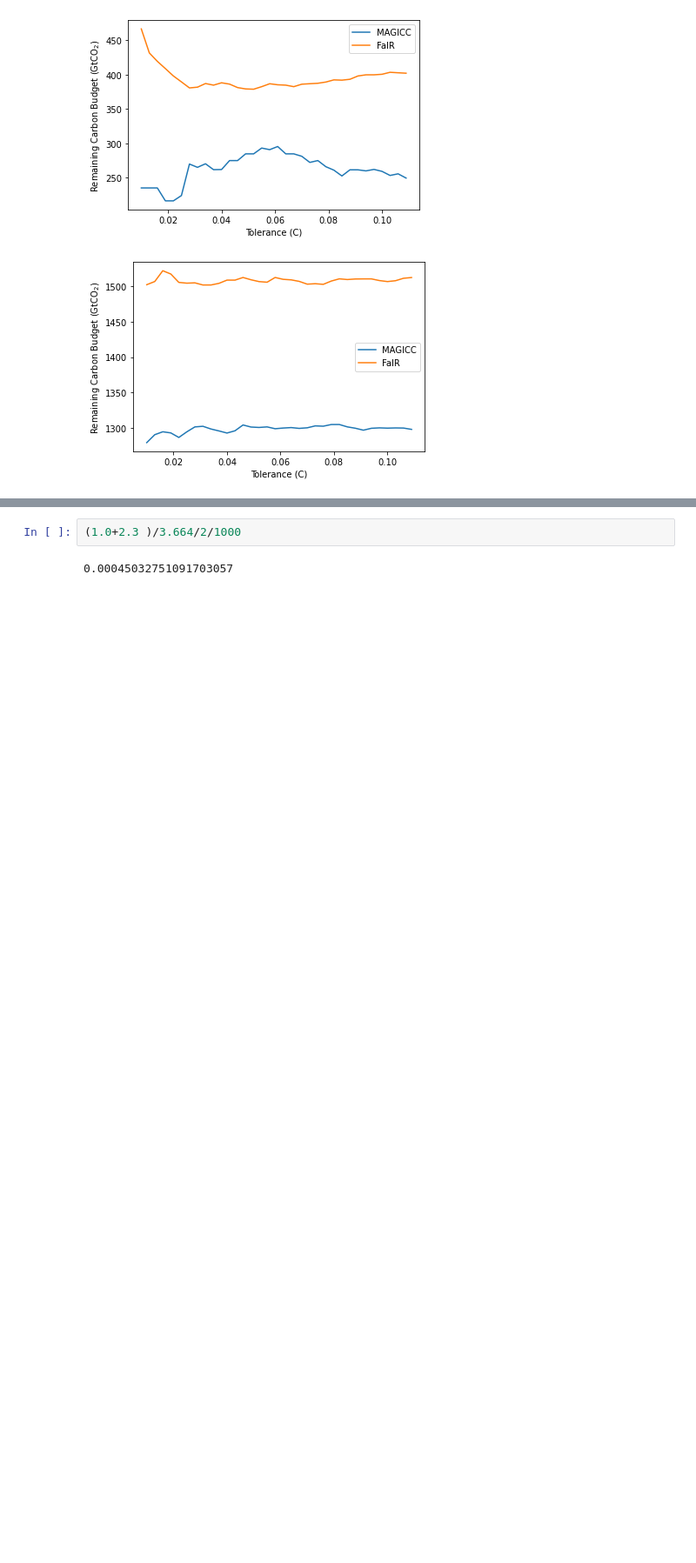
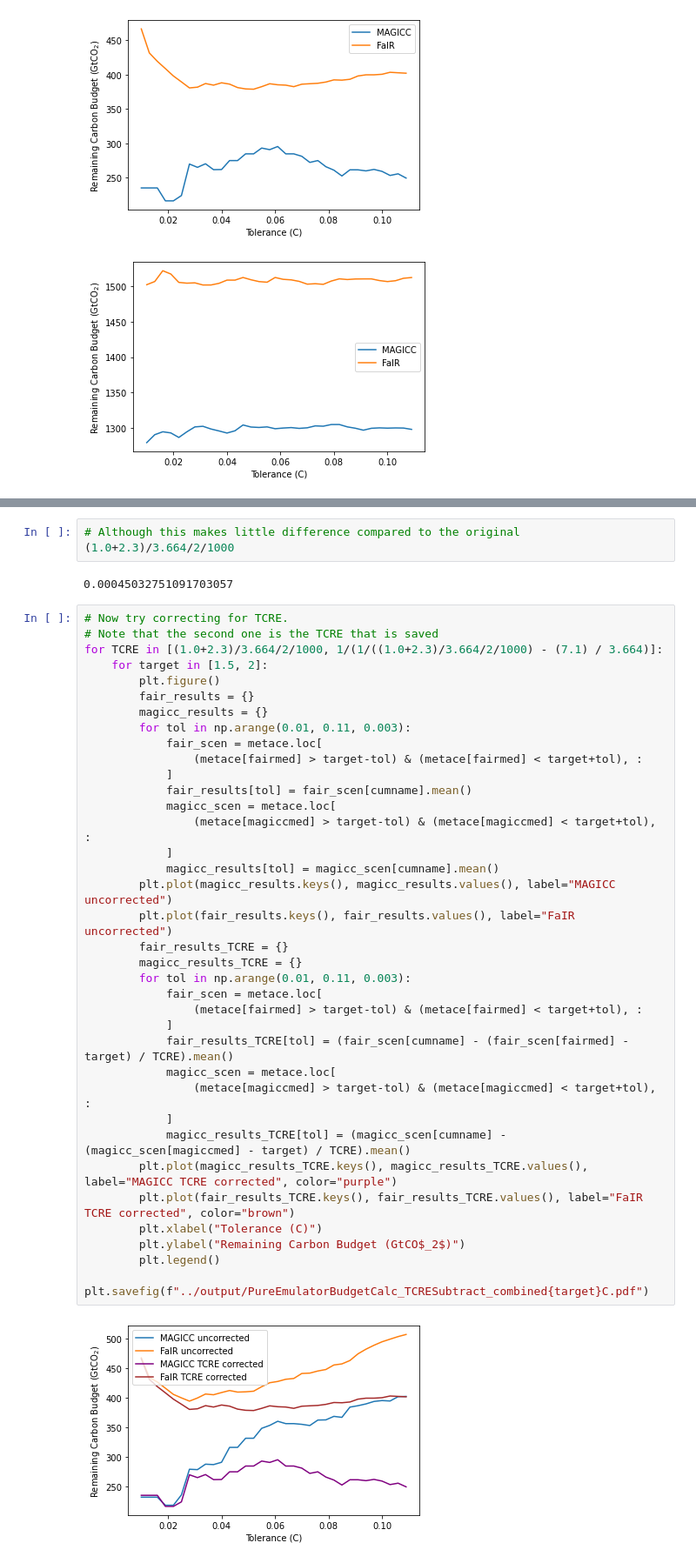
Before and after one commit to Rlamboll/AR6CarbonBudgetCalc, a Jupyter notebook: src/SanityCheck.ipynb, the cells around one changed output, grey strips where cells are left out. Shown at 87% size. Saved outputs shown, nothing was run; the diff lists cells and outputs as text; blank space fills up the shorter version.

Commit message:
Updates to plotting processes to satisfy journal requirements

```diff
--- a/src/SanityCheck.ipynb
+++ b/src/SanityCheck.ipynb
@@ -379,6 +339,45 @@ for TCRE in [(1.0+2.3)/3.664/2/1000, 1/(1/((1.0+2.3)/3.664/2/1000) - (7.1) / 3.6
 # %% [output]
 0.0004507208245381912
 # %%
-(1.0+2.3 )/3.664/2/1000
+# Although this makes little difference compared to the original
+(1.0+2.3)/3.664/2/1000
 # %% [output]
 0.00045032751091703057
+# %%
+# Now try correcting for TCRE.
+# Note that the second one is the TCRE that is saved
+for TCRE in [(1.0+2.3)/3.664/2/1000, 1/(1/((1.0+2.3)/3.664/2/1000) - (7.1) / 3.664)]:
+    for target in [1.5, 2]:
+        plt.figure()
+        fair_results = {}
+        magicc_results = {}
+        for tol in np.arange(0.01, 0.11, 0.003):
+            fair_scen = metace.loc[
+                (metace[fairmed] > target-tol) & (metace[fairmed] < target+tol), :
+            ]
+            fair_results[tol] = fair_scen[cumname].mean()
+            magicc_scen = metace.loc[
+                (metace[magiccmed] > target-tol) & (metace[magiccmed] < target+tol), :
+            ]
+            magicc_results[tol] = magicc_scen[cumname].mean()
+        plt.plot(magicc_results.keys(), magicc_results.values(), label="MAGICC uncorrected")
+        plt.plot(fair_results.keys(), fair_results.values(), label="FaIR uncorrected")
+        fair_results_TCRE = {}
+        magicc_results_TCRE = {}
+        for tol in np.arange(0.01, 0.11, 0.003):
+            fair_scen = metace.loc[
+                (metace[fairmed] > target-tol) & (metace[fairmed] < target+tol), :
+            ]
+            fair_results_TCRE[tol] = (fair_scen[cumname] - (fair_scen[fairmed] - target) / TCRE).mean()
+            magicc_scen = metace.loc[
+                (metace[magiccmed] > target-tol) & (metace[magiccmed] < target+tol), :
+            ]
+            magicc_results_TCRE[tol] = (magicc_scen[cumname] - (magicc_scen[magiccmed] - target) / TCRE).mean()
+        plt.plot(magicc_results_TCRE.keys(), magicc_results_TCRE.values(), label="MAGICC TCRE corrected", color="purple")
+        plt.plot(fair_results_TCRE.keys(), fair_results_TCRE.values(), label="FaIR TCRE corrected", color="brown")
+        plt.xlabel("Tolerance (C)")
+        plt.ylabel("Remaining Carbon Budget (GtCO$_2$)")
+        plt.legend()
+        plt.savefig(f"../output/PureEmulatorBudgetCalc_TCRESubtract_combined{target}C.pdf")
+# %% [output]
+[figure, new version]
```
Also changed, not shown: parts of 3 cells of this notebook, 3 other files.
